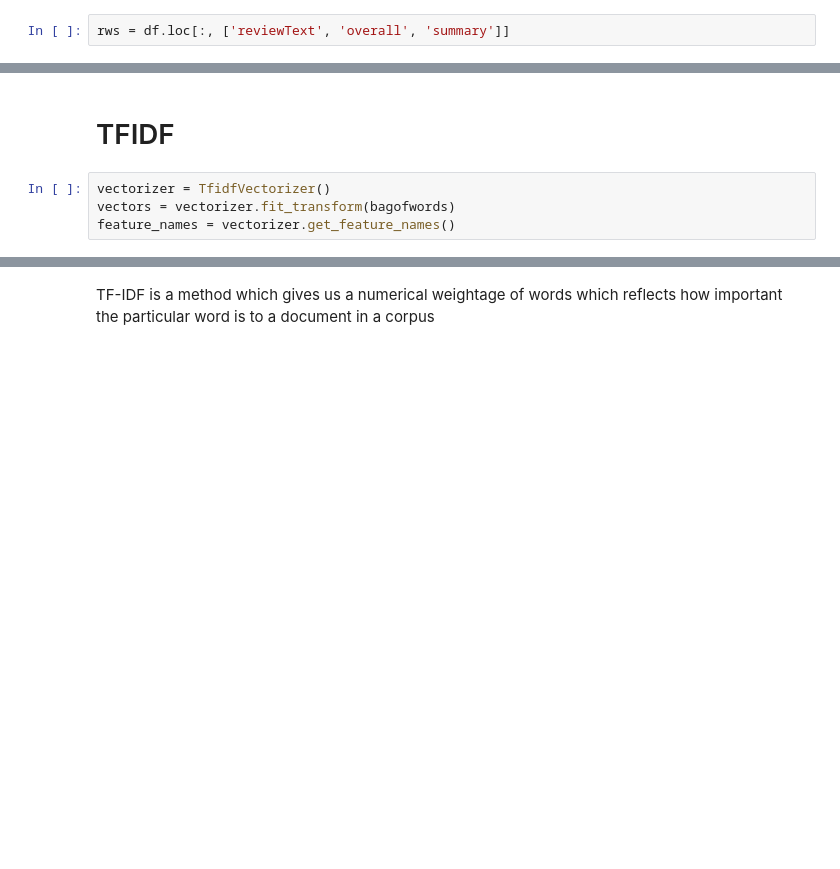
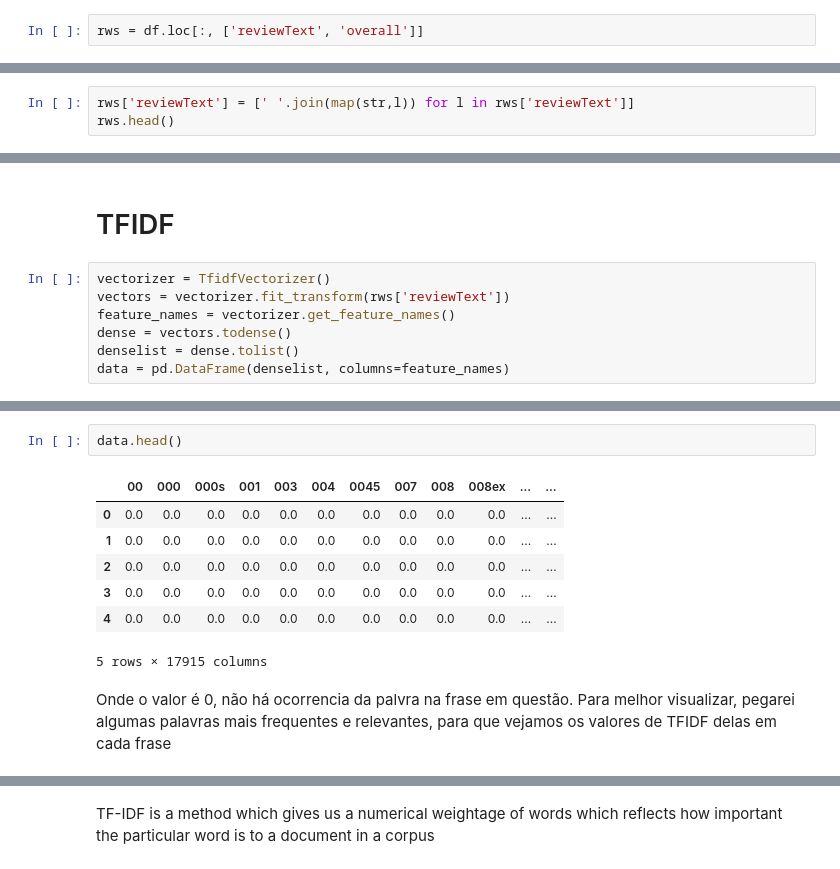
Before and after one commit to Pedro-Boechat/Computational-Intelligence-Society---Trainee, a Jupyter notebook: Periodo6.ipynb, the cells around one changed output, grey strips where cells are left out. Saved outputs shown, nothing was run; the diff lists cells and outputs as text; blank space fills up the shorter version.

```diff
--- a/Periodo6.ipynb
+++ b/Periodo6.ipynb
@@ -54,5 +60,5 @@ df = df.dropna()
 # %%
-rws = df.loc[:, ['reviewText', 'overall', 'summary']]
+rws = df.loc[:, ['reviewText', 'overall']]
 # %%
 rws['reviewText'] = rws['reviewText'].apply(word_tokenize)
 rws.head()
@@ -219,0 +212,3 @@ rws
+# %%
+rws['reviewText'] = [' '.join(map(str,l)) for l in rws['reviewText']]
+rws.head()
@@ -254,5 +272,8 @@ array(['00', '000', '000s', ..., 'zylgian', 'zz', 'zzounds'], dtype=object)
 # TFIDF
 # %%
 vectorizer = TfidfVectorizer()
-vectors = vectorizer.fit_transform(bagofwords)
+vectors = vectorizer.fit_transform(rws['reviewText'])
 feature_names = vectorizer.get_feature_names()
+dense = vectors.todense()
+denselist = dense.tolist()
+data = pd.DataFrame(denselist, columns=feature_names)
@@ -258,0 +287,12 @@ feature_names = vectorizer.get_feature_names()
+# %%
+data.head()
+# %% [output]
+|  | 00 | 000 | 000s | 001 | 003 | 004 | 0045 | 007 | 008 | 008ex | ... | ... |
+| 0 | 0.0 | 0.0 | 0.0 | 0.0 | 0.0 | 0.0 | 0.0 | 0.0 | 0.0 | 0.0 | ... | ... |
+| 1 | 0.0 | 0.0 | 0.0 | 0.0 | 0.0 | 0.0 | 0.0 | 0.0 | 0.0 | 0.0 | ... | ... |
+| 2 | 0.0 | 0.0 | 0.0 | 0.0 | 0.0 | 0.0 | 0.0 | 0.0 | 0.0 | 0.0 | ... | ... |
+| 3 | 0.0 | 0.0 | 0.0 | 0.0 | 0.0 | 0.0 | 0.0 | 0.0 | 0.0 | 0.0 | ... | ... |
+| 4 | 0.0 | 0.0 | 0.0 | 0.0 | 0.0 | 0.0 | 0.0 | 0.0 | 0.0 | 0.0 | ... | ... |
+5 rows × 17915 columns
+# %% [markdown]
+Onde o valor é 0, não há ocorrencia da palvra na frase em questão. Para melhor visualizar, pegarei algumas palavras mais frequentes e relevantes, para que vejamos os valores de TFIDF delas em cada frase
```
Also changed, not shown: parts of 31 cells of this notebook.
